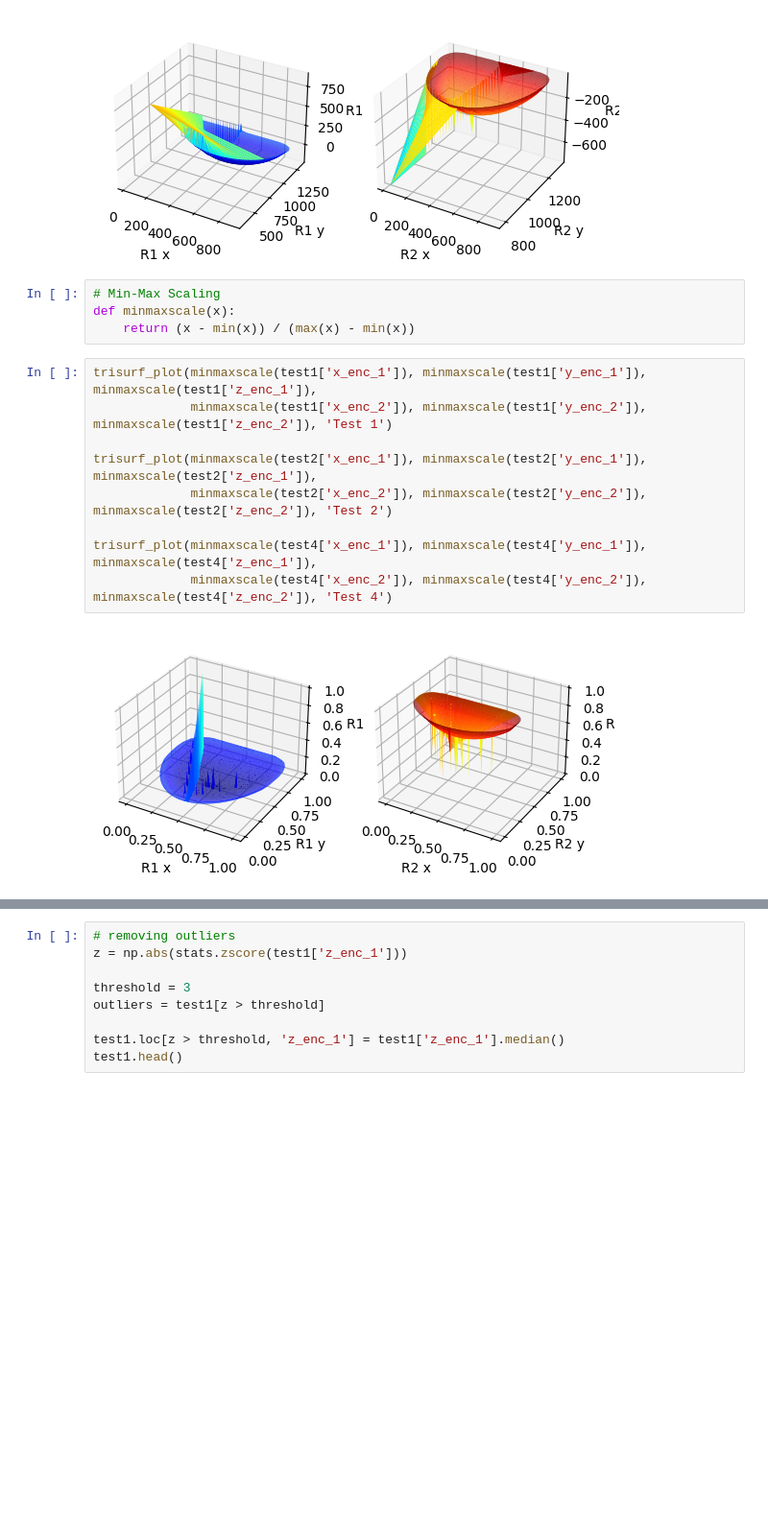
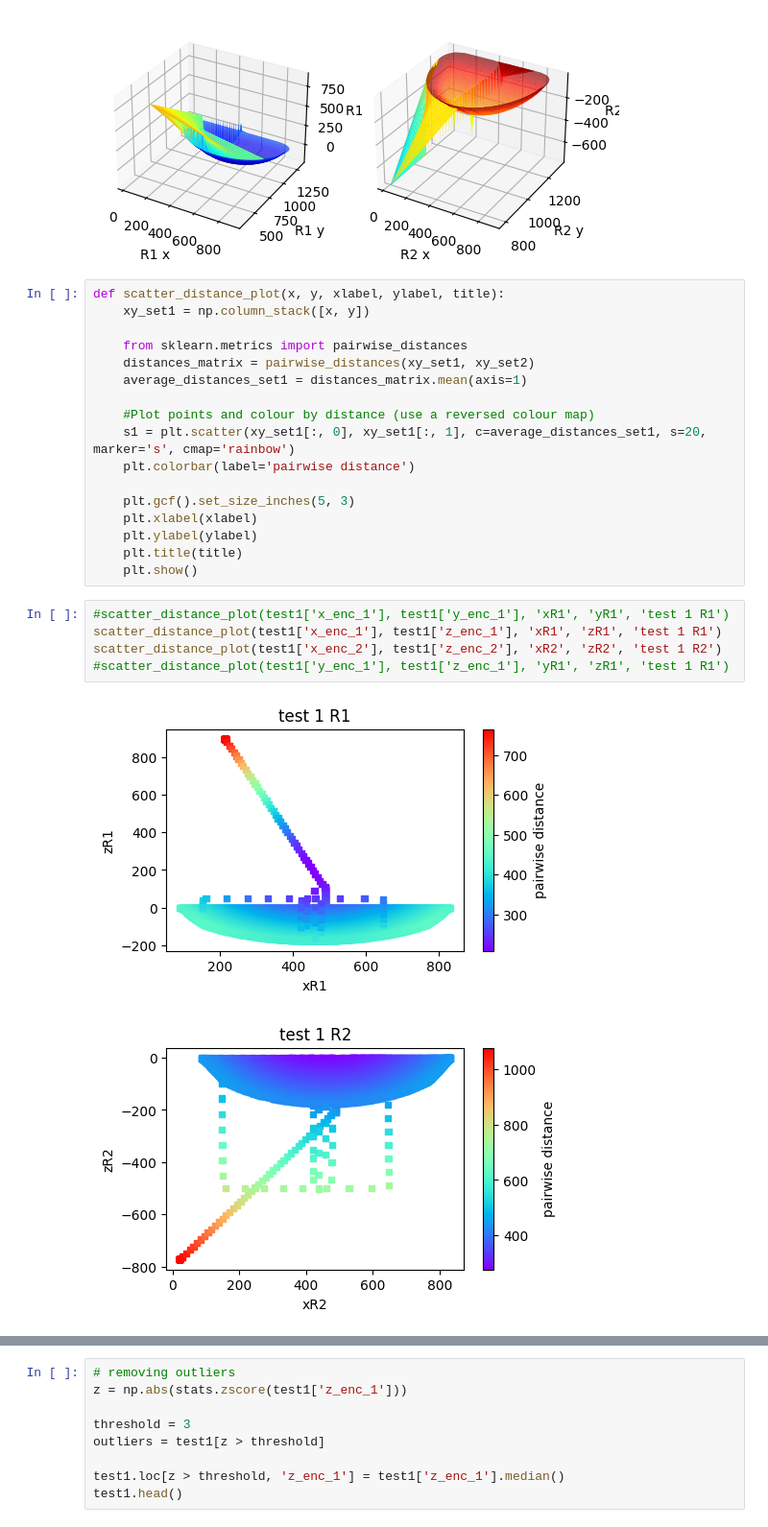
Before and after one commit to vputnam/machine_learning_soln, a Jupyter notebook: Jupyter/DataProcessing.ipynb, the cells around one changed output, grey strips where cells are left out. Shown at 96% size. Saved outputs shown, nothing was run; the diff lists cells and outputs as text; blank space fills up the shorter version.

Commit message:
add visualization plots

```diff
--- a/Jupyter/DataProcessing.ipynb
+++ b/Jupyter/DataProcessing.ipynb
@@ -52,18 +52,28 @@ trisurf_plot(test4['x_enc_1'], test4['y_enc_1'], test4['z_enc_1'],
 [figure]
 [figure]
 [figure]
-# %%
-# Min-Max Scaling
-def minmaxscale(x):
-    return (x - min(x)) / (max(x) - min(x))
-# %%
-trisurf_plot(minmaxscale(test1['x_enc_1']), minmaxscale(test1['y_enc_1']), minmaxscale(test1['z_enc_1']),
-             minmaxscale(test1['x_enc_2']), minmaxscale(test1['y_enc_2']), minmaxscale(test1['z_enc_2']), 'Test 1')
-
-trisurf_plot(minmaxscale(test2['x_enc_1']), minmaxscale(test2['y_enc_1']), minmaxscale(test2['z_enc_1']),
-             minmaxscale(test2['x_enc_2']), minmaxscale(test2['y_enc_2']), minmaxscale(test2['z_enc_2']), 'Test 2')
-
-trisurf_plot(minmaxscale(test4['x_enc_1']), minmaxscale(test4['y_enc_1']), minmaxscale(test4['z_enc_1']),
-             minmaxscale(test4['x_enc_2']), minmaxscale(test4['y_enc_2']), minmaxscale(test4['z_enc_2']), 'Test 4')
-# %% [output]
-[figure, removed]
+# %%
+def scatter_distance_plot(x, y, xlabel, ylabel, title):
+    xy_set1 = np.column_stack([x, y])
+
+    from sklearn.metrics import pairwise_distances
+    distances_matrix = pairwise_distances(xy_set1, xy_set2)
+    average_distances_set1 = distances_matrix.mean(axis=1)
+
+    #Plot points and colour by distance (use a reversed colour map)
+    s1 = plt.scatter(xy_set1[:, 0], xy_set1[:, 1], c=average_distances_set1, s=20, marker='s', cmap='rainbow')
+    plt.colorbar(label='pairwise distance')
+
+    plt.gcf().set_size_inches(5, 3)
+    plt.xlabel(xlabel)
+    plt.ylabel(ylabel)
+    plt.title(title)
+    plt.show()
+# %%
+#scatter_distance_plot(test1['x_enc_1'], test1['y_enc_1'], 'xR1', 'yR1', 'test 1 R1')
+scatter_distance_plot(test1['x_enc_1'], test1['z_enc_1'], 'xR1', 'zR1', 'test 1 R1')
+scatter_distance_plot(test1['x_enc_2'], test1['z_enc_2'], 'xR2', 'zR2', 'test 1 R2')
+#scatter_distance_plot(test1['y_enc_1'], test1['z_enc_1'], 'yR1', 'zR1', 'test 1 R1')
+# %% [output]
+[figure, added]
+[figure, added]
```
Also changed, not shown: parts of 1 cell of this notebook.
